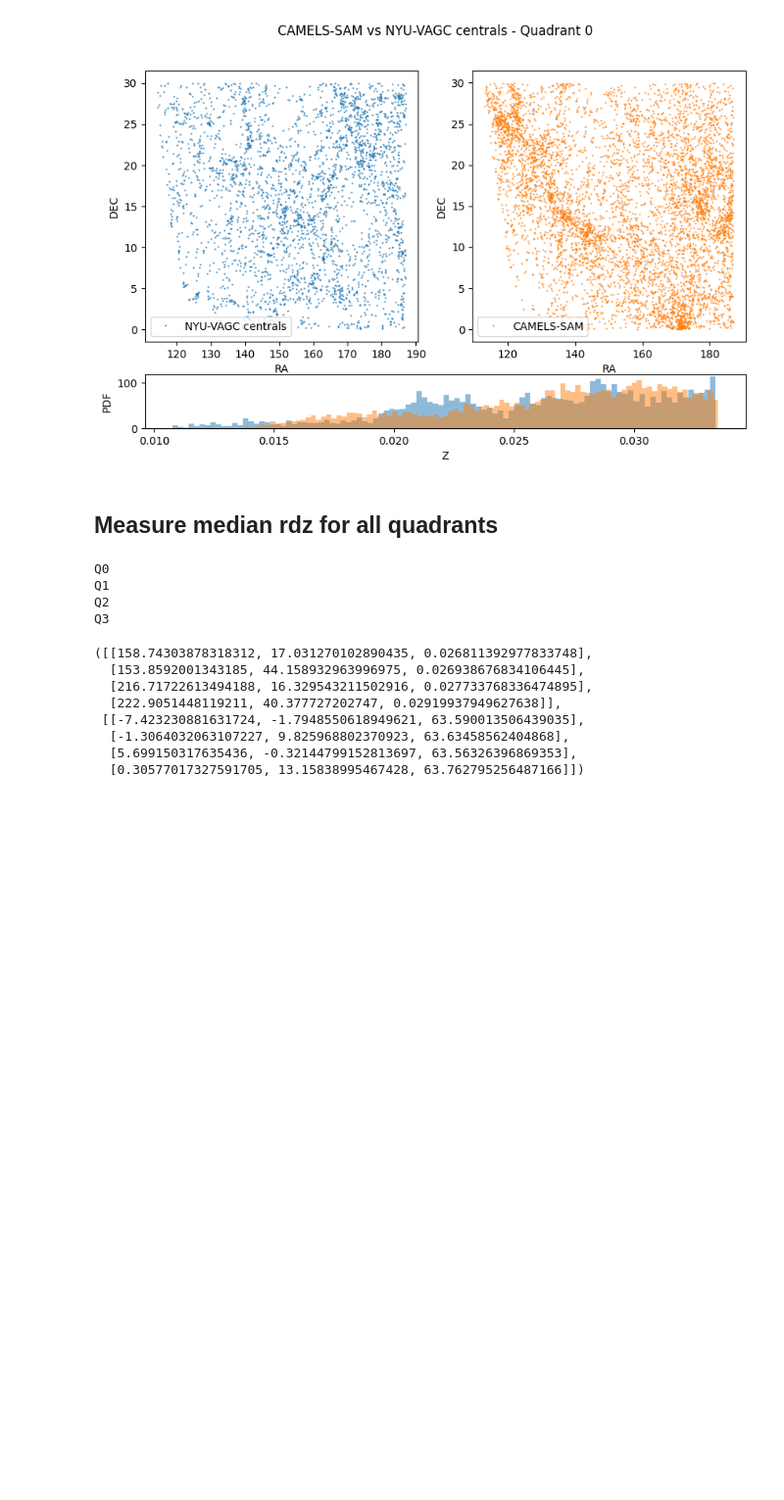
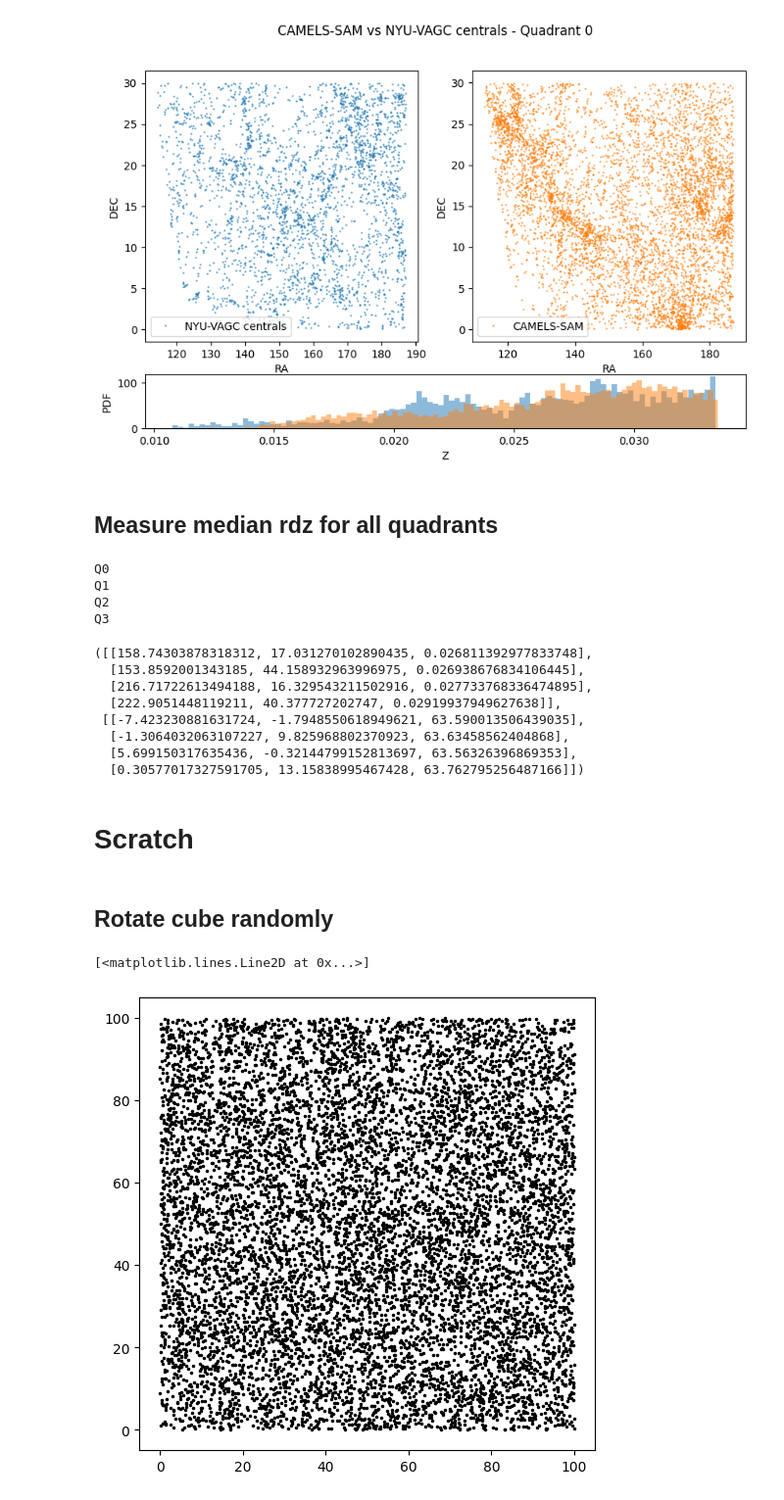
Before and after one commit to maho3/ltu-connect, a Jupyter notebook: sdss_mgs/test_camels_to_mgs.ipynb, the cells around one changed output. Shown at 98% size. Cells and saved outputs as stored; diff of their text form; code cells hidden in the pictures; blank space fills up the shorter version.

```diff
--- a/sdss_mgs/test_camels_to_mgs.ipynb
+++ b/sdss_mgs/test_camels_to_mgs.ipynb
@@ -509,3 +509,21 @@ Q3
   [-1.3064032063107227, 9.825968802370923, 63.63458562404868],
   [5.699150317635436, -0.32144799152813697, 63.56326396869353],
   [0.30577017327591705, 13.15838995467428, 63.762795256487166]])
+# %% [markdown]
+# Scratch
+# %% [markdown]
+## Rotate cube randomly
+# %%
+L = 100
+Ngal = 10000
+xyz = np.random.rand(Ngal, 3)*L
+vel = np.random.randn(Ngal, 3)*10
+
+from scipy.spatial.transform import Rotation as R
+rotation = R.from_euler('xyz', [45, 0, 0], degrees=True)
+
+f, ax = plt.subplots(figsize=(6, 6))
+ax.plot(xyz[:,0], xyz[:,1], 'k.', alpha=1, ms=3)
+# %% [output]
+[<matplotlib.lines.Line2D at 0x...>]
+[figure, added]
```
Also changed, not shown: parts of 7 cells of this notebook, 2 other files.
